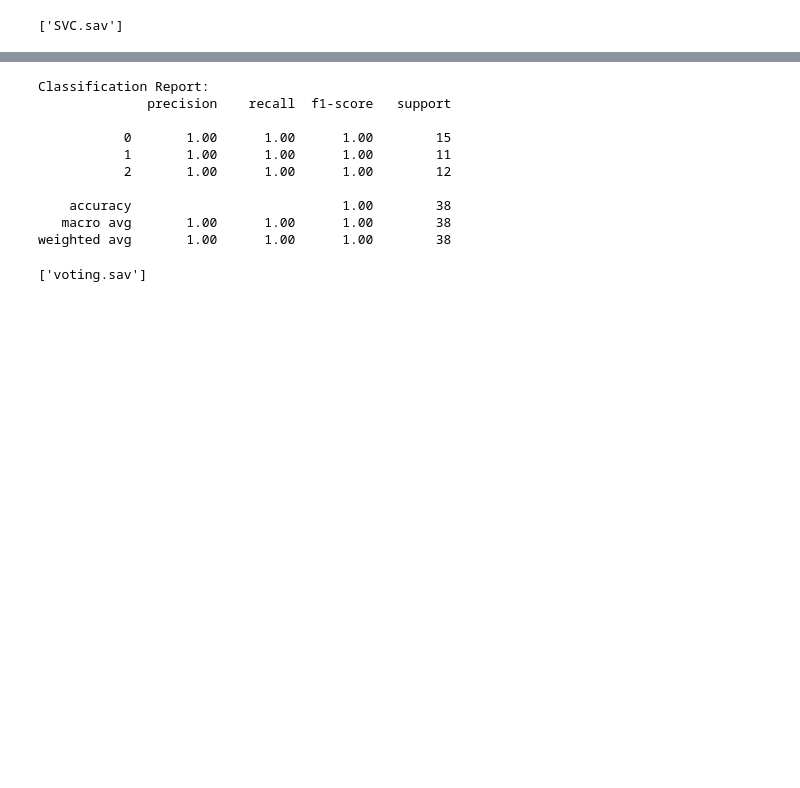
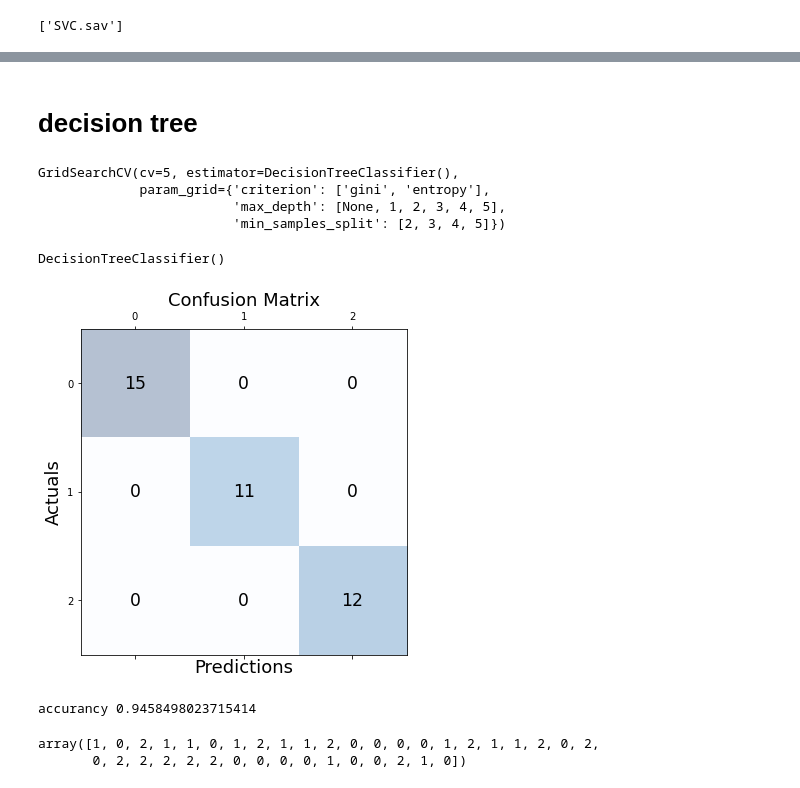
Before and after one commit to Santoesteban/Santoesteban.github.io, a Jupyter notebook: Iris_Model.ipynb, the cells around one changed output, grey strips where cells are left out. Drawn from its saved outputs; the diff is of its cells as text; code cells hidden in the pictures; blank space fills up the shorter version.

```diff
--- a/Iris_Model.ipynb
+++ b/Iris_Model.ipynb
@@ -361,19 +317,54 @@ Voting Classifier Accuracy:  1.0
-# %%
-# Print out the classification report
-print("Classification Report: ")
-print(classification_report(y_test, y_pred))
-# %% [output]
-Classification Report:
-              precision    recall  f1-score   support
-
-           0       1.00      1.00      1.00        15
-           1       1.00      1.00      1.00        11
-           2       1.00      1.00      1.00        12
-
-    accuracy                           1.00        38
-   macro avg       1.00      1.00      1.00        38
-weighted avg       1.00      1.00      1.00        38
-# %%
-dump(voting_clf, 'voting.sav')
-# %% [output]
-['voting.sav']
+# %% [markdown]
+# decision tree
+# %%
+from sklearn.tree import DecisionTreeClassifier
+
+tree = DecisionTreeClassifier()
+
+# Definir los parámetros para buscar con la técnica de búsqueda en cuadrícula
+param_grid = {'criterion': ['gini', 'entropy'],
+              'max_depth': [None, 1, 2, 3, 4, 5],
+              'min_samples_split': [2, 3, 4, 5]}
+
+# Definir la técnica de búsqueda en cuadrícula
+tree_cv = GridSearchCV(tree, param_grid=param_grid, cv=5)
+
+# Ajustar el modelo con la técnica de búsqueda en cuadrícula
+tree_cv.fit(X_train_tr, y_train)
+# %% [output]
+GridSearchCV(cv=5, estimator=DecisionTreeClassifier(),
+             param_grid={'criterion': ['gini', 'entropy'],
+                         'max_depth': [None, 1, 2, 3, 4, 5],
+                         'min_samples_split': [2, 3, 4, 5]})
+# %%
+tree_tunned = tree_cv.best_estimator_
+tree_tunned
+# %% [output]
+DecisionTreeClassifier()
+# %%
+#CONFUSION MATRIX
+
+X_test_transformed = iris_pipeline.fit_transform(X_test)
+tree_tunned_prediction = tree_tunned.predict(X_test_transformed)
+
+# Calculate the confusion matrix
+tree_CM = confusion_matrix(y_test, tree_tunned_prediction)
+#
+# Print the confusion matrix using Matplotlib
+#
+fig, ax = plt.subplots(figsize=(6, 6))
+ax.matshow(tree_CM, cmap=plt.cm.Blues, alpha=0.3)
+for i in range(tree_CM.shape[0]):
+    for j in range(tree_CM.shape[1]):
+        ax.text(x=j, y=i,s=tree_CM[i, j], va='center', ha='center', size='xx-large')
+
+plt.xlabel('Predictions', fontsize=18)
+plt.ylabel('Actuals', fontsize=18)
+plt.title('Confusion Matrix', fontsize=18)
+plt.show()
+# %% [output]
+[figure, added]
+# %%
+print("accurancy", tree_cv.best_score_)
+# %% [output]
+accurancy 0.9458498023715414
@@ -379,0 +375,5 @@ dump(voting_clf, 'voting.sav')
+# %%
+final_prediction_tree
+# %% [output]
+array([1, 0, 2, 1, 1, 0, 1, 2, 1, 1, 2, 0, 0, 0, 0, 1, 2, 1, 1, 2, 0, 2,
+       0, 2, 2, 2, 2, 2, 0, 0, 0, 0, 1, 0, 0, 2, 1, 0])
```
Also changed, not shown: parts of 31 cells of this notebook.
